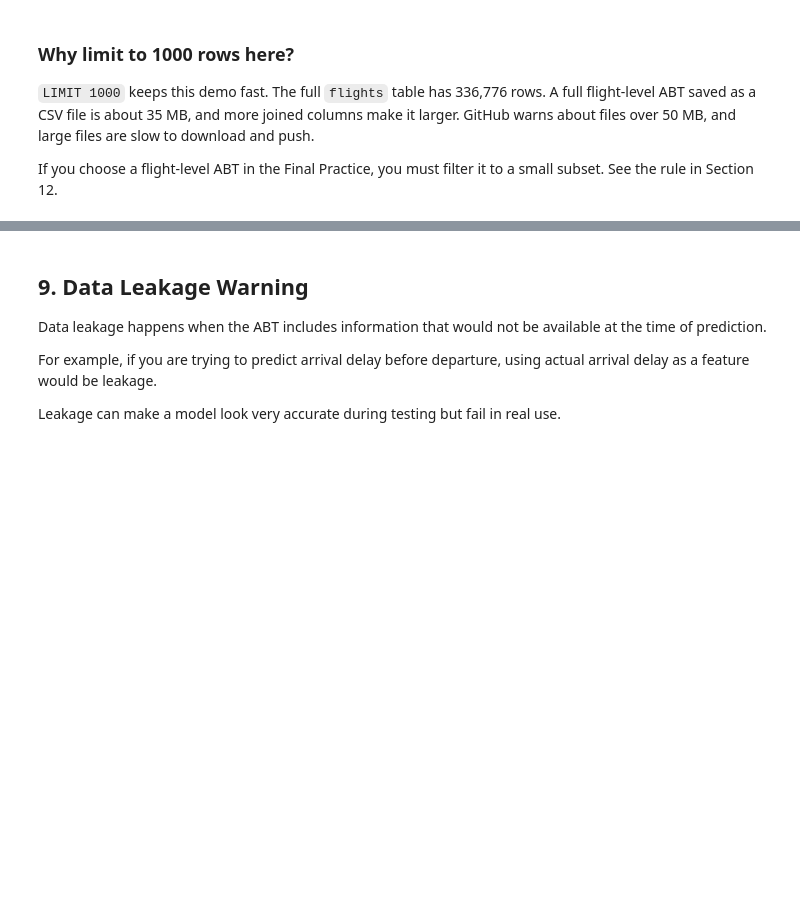
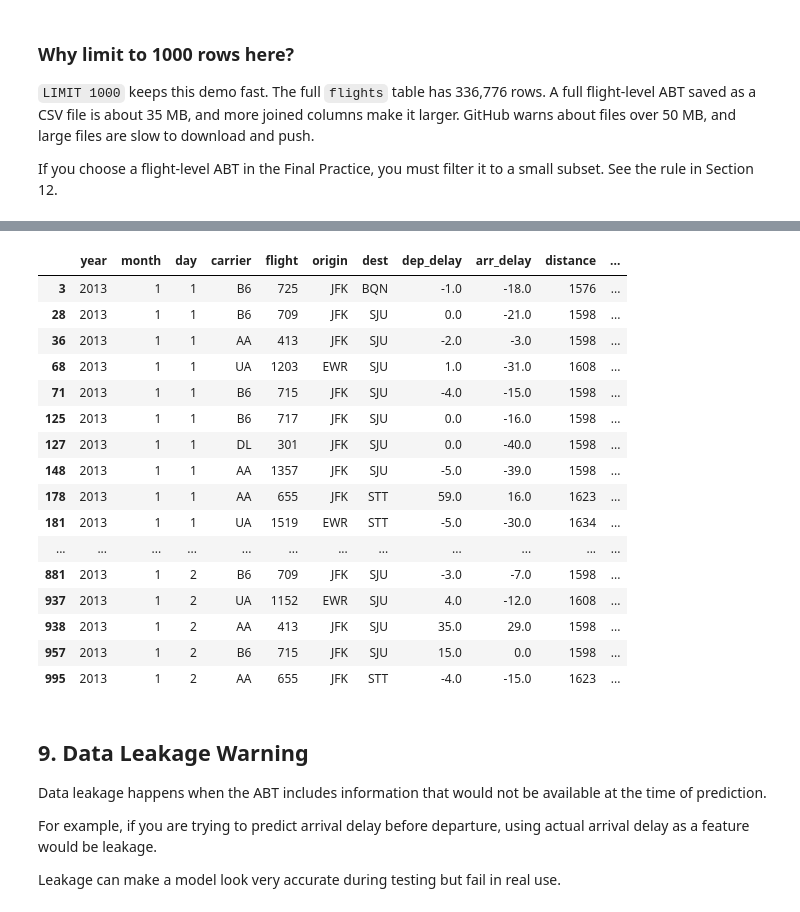
Before and after one commit to utsahenry/ban-6003-week-09-10-sql-abt, a Jupyter notebook: notebooks/module10_sql_joins_abt_guided_lab.ipynb, the cells around one changed output, grey strips where cells are left out. Drawn from its saved outputs; the diff is of its cells as text; code cells hidden in the pictures; blank space fills up the shorter version.

```diff
--- a/notebooks/module10_sql_joins_abt_guided_lab.ipynb
+++ b/notebooks/module10_sql_joins_abt_guided_lab.ipynb
@@ -574,3 +824,23 @@ flight_level_abt.isna().sum()
+# %%
+flight_level_abt[flight_level_abt.isna().any(axis=1)]
+# %% [output]
+|  | year | month | day | carrier | flight | origin | dest | dep_delay | arr_delay | distance | ... |
+| 3 | 2013 | 1 | 1 | B6 | 725 | JFK | BQN | -1.0 | -18.0 | 1576 | ... |
+| 28 | 2013 | 1 | 1 | B6 | 709 | JFK | SJU | 0.0 | -21.0 | 1598 | ... |
+| 36 | 2013 | 1 | 1 | AA | 413 | JFK | SJU | -2.0 | -3.0 | 1598 | ... |
+| 68 | 2013 | 1 | 1 | UA | 1203 | EWR | SJU | 1.0 | -31.0 | 1608 | ... |
+| 71 | 2013 | 1 | 1 | B6 | 715 | JFK | SJU | -4.0 | -15.0 | 1598 | ... |
+| 125 | 2013 | 1 | 1 | B6 | 717 | JFK | SJU | 0.0 | -16.0 | 1598 | ... |
+| 127 | 2013 | 1 | 1 | DL | 301 | JFK | SJU | 0.0 | -40.0 | 1598 | ... |
+| 148 | 2013 | 1 | 1 | AA | 1357 | JFK | SJU | -5.0 | -39.0 | 1598 | ... |
+| 178 | 2013 | 1 | 1 | AA | 655 | JFK | STT | 59.0 | 16.0 | 1623 | ... |
+| 181 | 2013 | 1 | 1 | UA | 1519 | EWR | STT | -5.0 | -30.0 | 1634 | ... |
+| ... | ... | ... | ... | ... | ... | ... | ... | ... | ... | ... | ... |
+| 881 | 2013 | 1 | 2 | B6 | 709 | JFK | SJU | -3.0 | -7.0 | 1598 | ... |
+| 937 | 2013 | 1 | 2 | UA | 1152 | EWR | SJU | 4.0 | -12.0 | 1608 | ... |
+| 938 | 2013 | 1 | 2 | AA | 413 | JFK | SJU | 35.0 | 29.0 | 1598 | ... |
+| 957 | 2013 | 1 | 2 | B6 | 715 | JFK | SJU | 15.0 | 0.0 | 1598 | ... |
+| 995 | 2013 | 1 | 2 | AA | 655 | JFK | STT | -4.0 | -15.0 | 1623 | ... |
 # %% [markdown]
 ## 9. Data Leakage Warning
 
```
Also changed, not shown: parts of 33 cells of this notebook.
